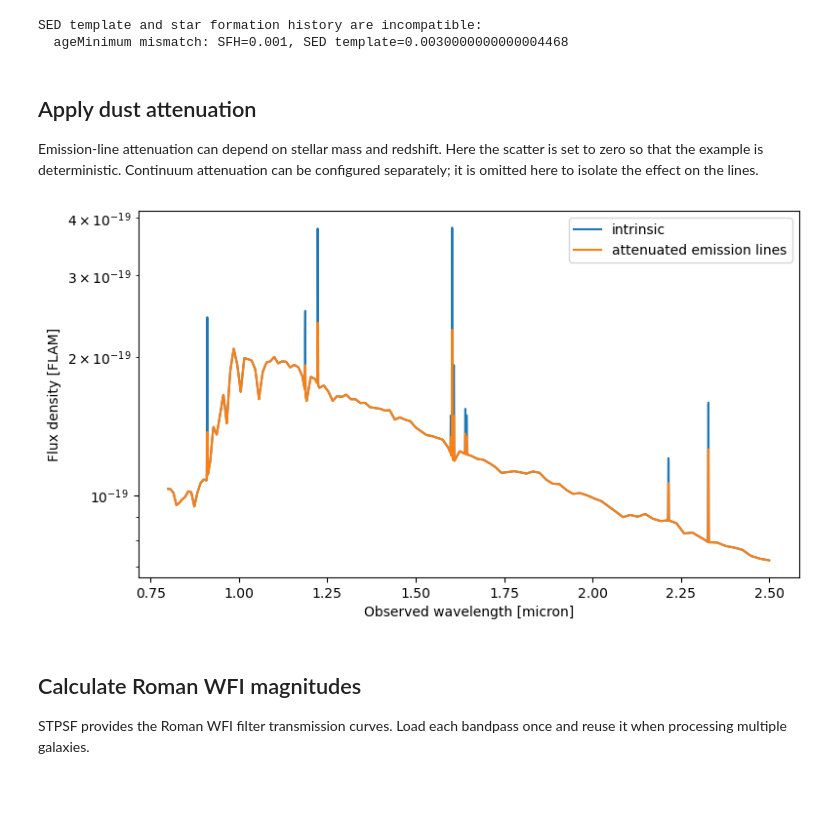
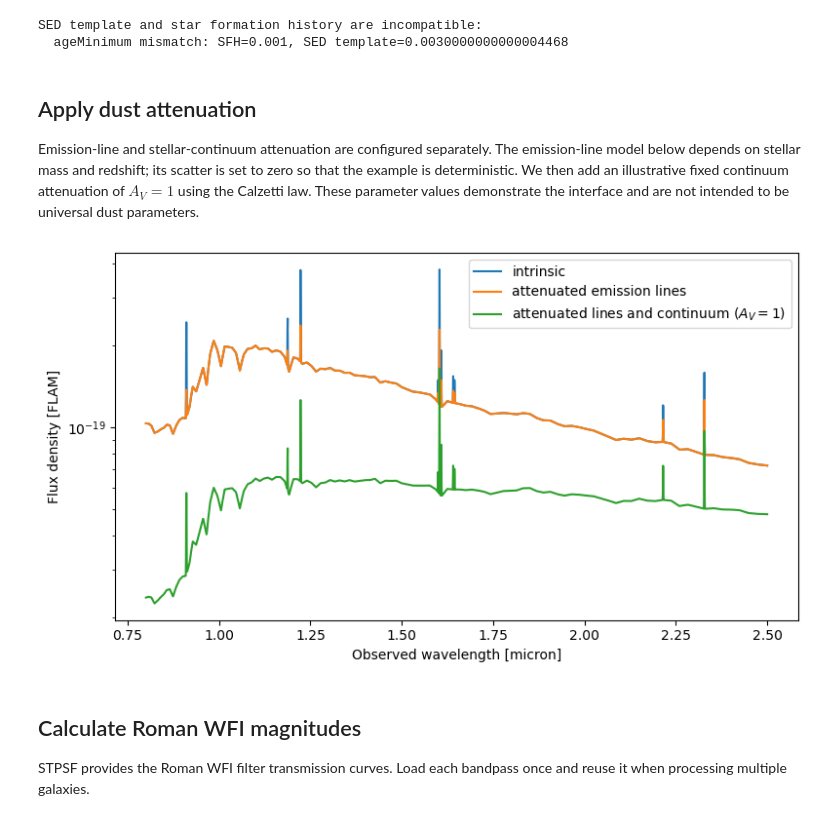
Before and after one commit to roman-grs-pit/galacticus_sed_calculator, a Jupyter notebook: examples/exampleUsage.ipynb, the cells around one changed output. Saved outputs shown, nothing was run; the diff lists cells and outputs as text; code cells hidden in the pictures; blank space fills up the shorter version.

```diff
--- a/examples/exampleUsage.ipynb
+++ b/examples/exampleUsage.ipynb
@@ -117,45 +119,69 @@ SED template and star formation history are incompatible:
 # %% [markdown]
 ## Apply dust attenuation
 
-Emission-line attenuation can depend on stellar mass and redshift. Here the
-scatter is set to zero so that the example is deterministic. Continuum
-attenuation can be configured separately; it is omitted here to isolate the
-effect on the lines.
+Emission-line and stellar-continuum attenuation are configured separately.
+The emission-line model below depends on stellar mass and redshift; its scatter
+is set to zero so that the example is deterministic. We then add an
+illustrative fixed continuum attenuation of $A_V=1$ using the Calzetti law.
+These parameter values demonstrate the interface and are not intended to be
+universal dust parameters.
 # %%
 dust_parameters = {
     "delta_0": 0.275,
     "delta_z": -1.614,
     "delta_M": -0.834,
     "delta_Mz": -0.708,
     "attenuation_scatter": 0.0,
 }
+continuum_dust = {
+    "model": "fixed_av",
+    "params": {"A_V": 1.0},
+    "law": "calzetti",
+}
 
-dust_attenuated_spectrum = calculator.evaluate_total_spectrum(
+line_attenuated_spectrum = calculator.evaluate_total_spectrum(
     catalog,
     galIndex=galaxy_index,
     obs_wavelengths=observed_wavelength,
     dust_model="gb10_generalised",
     dust_params=dust_parameters,
     dust_law="calzetti",
+)
+line_and_continuum_attenuated_spectrum = calculator.evaluate_total_spectrum(
+    catalog,
+    galIndex=galaxy_index,
+    obs_wavelengths=observed_wavelength,
+    dust_model="gb10_generalised",
+    dust_params=dust_parameters,
+    dust_law="calzetti",
+    continuum_dust=continuum_dust,
 )
 
 fig, ax = plt.subplots(figsize=(8, 4.5))
 ax.plot(
     observed_wavelength.to_value(u.micron),
     total_spectrum(observed_wavelength, flux_unit="flam"),
     label="intrinsic",
 )
 ax.plot(
     observed_wavelength.to_value(u.micron),
-    dust_attenuated_spectrum(observed_wavelength, flux_unit="flam"),
+    line_attenuated_spectrum(observed_wavelength, flux_unit="flam"),
     label="attenuated emission lines",
+)
+ax.plot(
+    observed_wavelength.to_value(u.micron),
+    line_and_continuum_attenuated_spectrum(
+        observed_wavelength,
+        flux_unit="flam",
+    ),
+    label=r"attenuated lines and continuum ($A_V=1$)",
 )
 ax.set(xlabel="Observed wavelength [micron]", ylabel="Flux density [FLAM]")
 ax.set_yscale("log")
 ax.legend()
 fig.tight_layout()
 # %% [output]
-[figure, old version]
+[figure, new version]
 # %% [markdown]
 ## Calculate Roman WFI magnitudes
 
```
Also changed, not shown: parts of 2 cells of this notebook, 1 other file.
